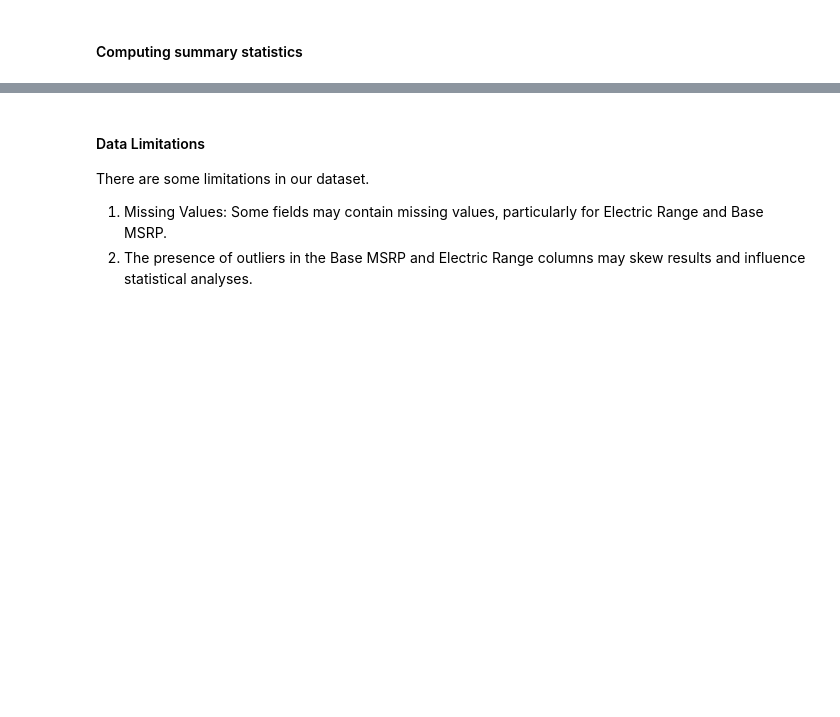
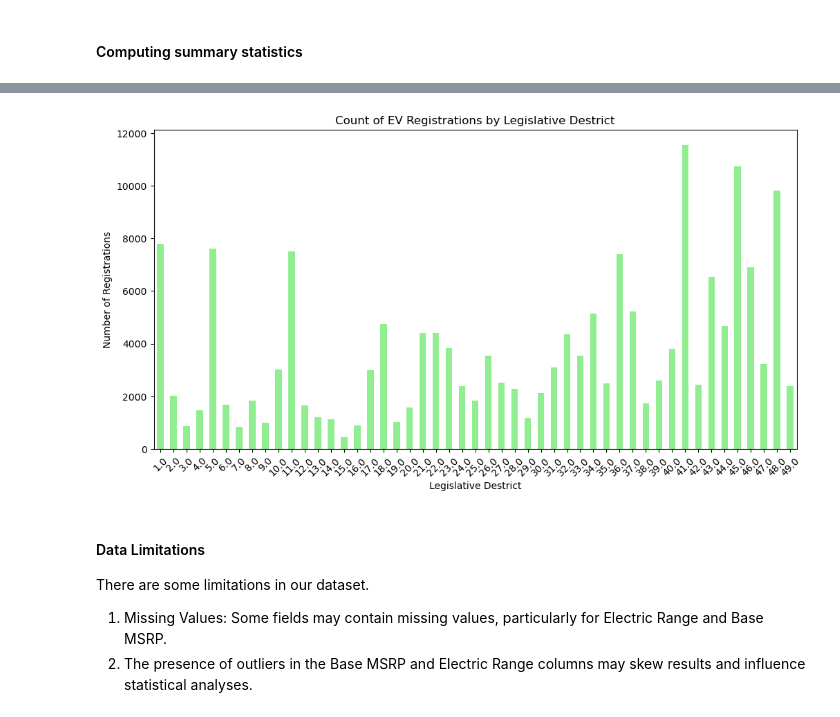
Before and after one commit to vivianzhou1288/info2950-final, a Jupyter notebook: Phase 2.ipynb, the cells around one changed output, grey strips where cells are left out. Drawn from its saved outputs; the diff is of its cells as text; code cells hidden in the pictures; blank space fills up the shorter version.

Commit message:
Added a graph that compares ev registrations to legislative districts

```diff
--- a/Phase 2.ipynb
+++ b/Phase 2.ipynb
@@ -115,0 +116,3 @@ plt.show()
+# %%
+district_counts = ev_df['Legislative District'].value_counts().sort_index()
+print("\nCount of EV registrations by Model Year:\n", district_counts)
@@ -116,3 +137,13 @@ plt.show()
+# %%
+plt.figure(figsize=(12, 6))
+district_counts.plot(kind='bar', color='lightgreen')
+plt.title('Count of EV Registrations by Legislative Destrict')
+plt.xlabel('Legislative Destrict')
+plt.ylabel('Number of Registrations')
+plt.xticks(rotation=45)
+plt.show()
+# %% [output]
+[figure, added]
 # %%
 ev_df = ev_df.dropna(subset=['County', 'Model Year', 'Make', 'Electric Vehicle Type', 'Electric Range'])
 ev_df = ev_df[ev_df['Electric Range'] > 0]
```
Also changed, not shown: parts of 8 cells of this notebook.
